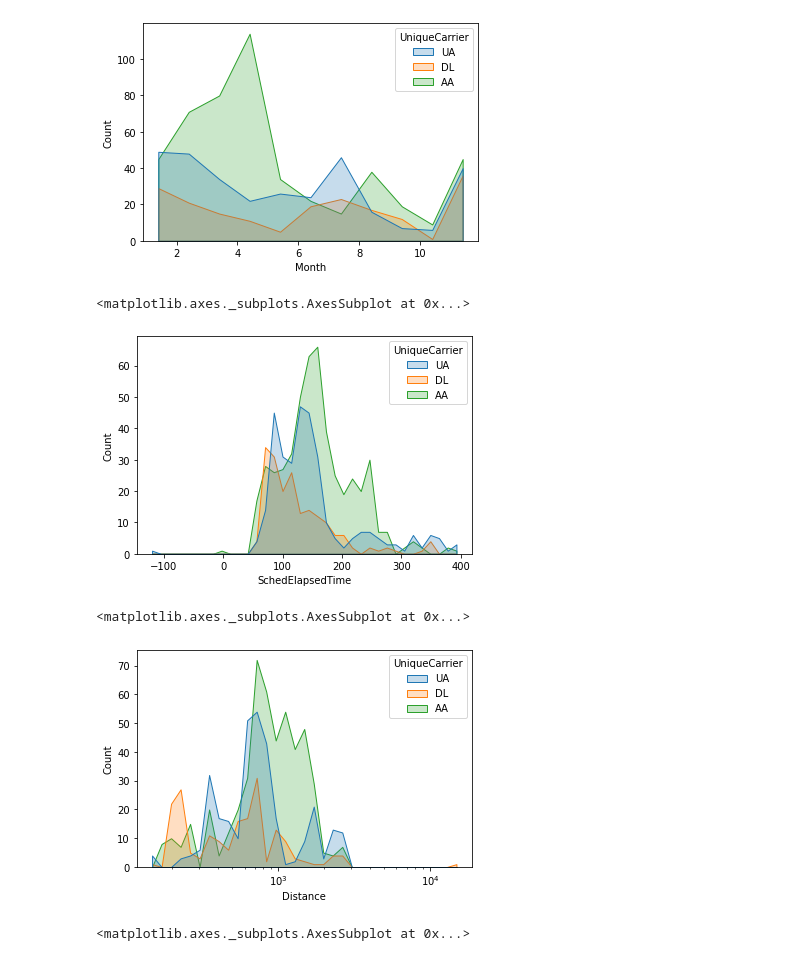
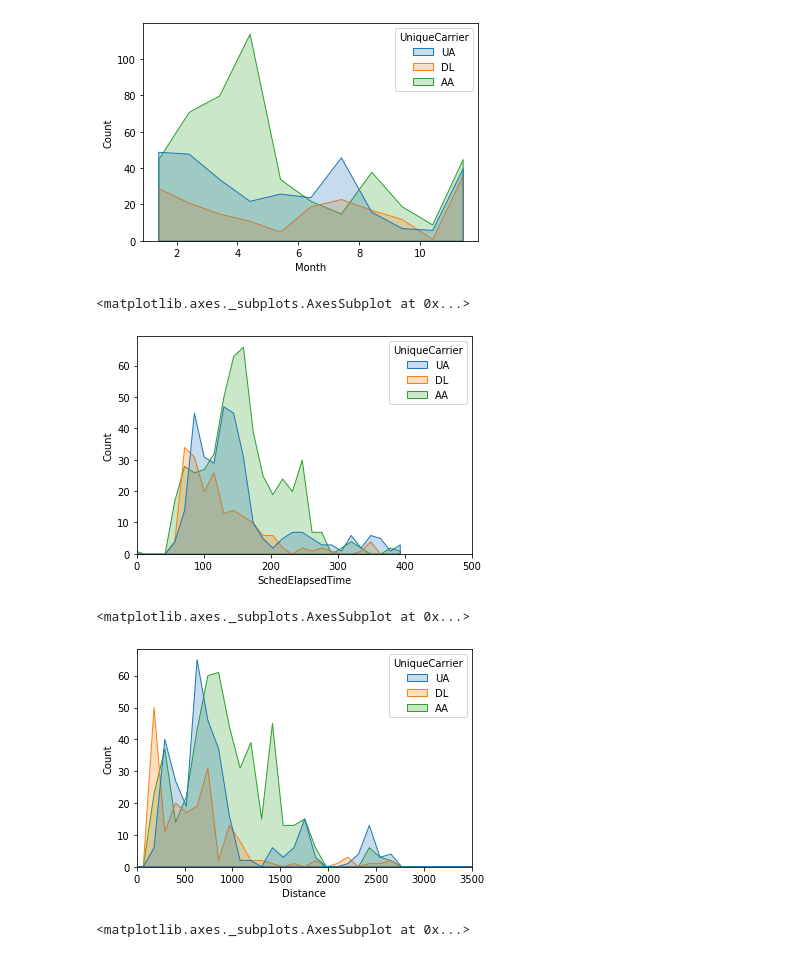
Before and after one commit to anthonylhy/Machine-Learning-Projects, a Jupyter notebook: FlightCancellationPrediction.ipynb, the cells around one changed output. Cells and saved outputs as stored; diff of their text form; code cells hidden in the pictures.

```diff
--- a/FlightCancellationPrediction.ipynb
+++ b/FlightCancellationPrediction.ipynb
@@ -86,16 +86,18 @@ sns.histplot(data=canceled, x="Month", hue="UniqueCarrier", element="poly", shri
 [figure]
 # %%
 #SchedElapsedTime and canceled flights
+plt.xlim(0, 500)
 sns.histplot(data=canceled, x="SchedElapsedTime", hue="UniqueCarrier", element='poly' )
 # %% [output]
 <matplotlib.axes._subplots.AxesSubplot at 0x...>
-[figure, old version]
+[figure, new version]
 # %%
 #Distince and canceled flights
-sns.histplot(data=canceled, x="Distance", hue="UniqueCarrier", element='poly', log_scale=True)
+plt.xlim(0, 3500)
+sns.histplot(data=canceled, x="Distance", hue="UniqueCarrier", element='poly')
 # %% [output]
 <matplotlib.axes._subplots.AxesSubplot at 0x...>
-[figure, old version]
+[figure, new version]
 # %%
 #DepartureTime and canceled flights
 sns.histplot(data=canceled, x="DepartureTime", hue="UniqueCarrier", element='poly')
```
Also changed, not shown: parts of 11 cells of this notebook.
